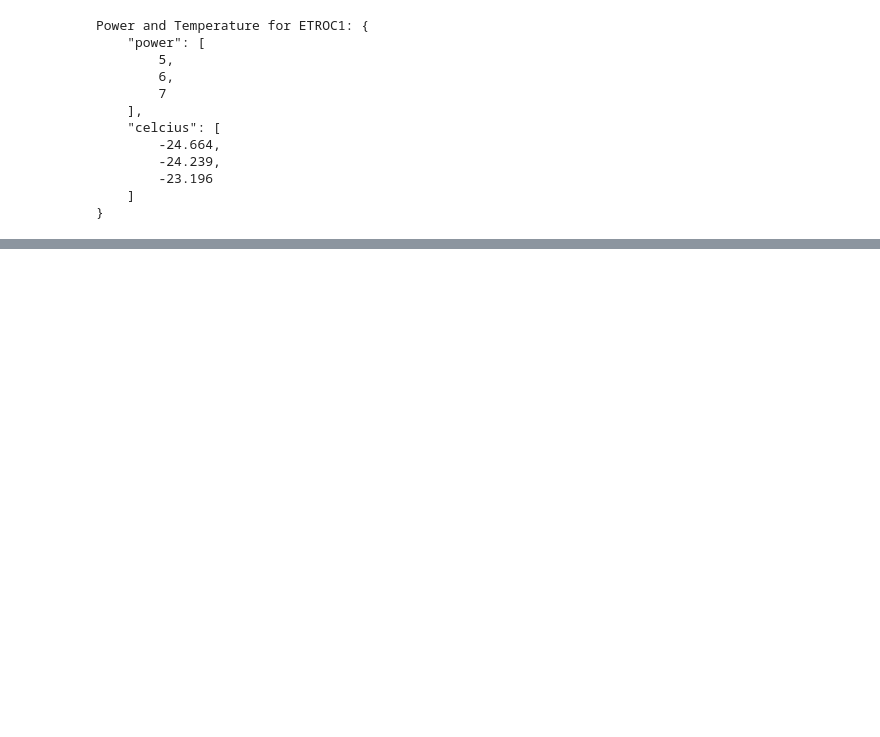
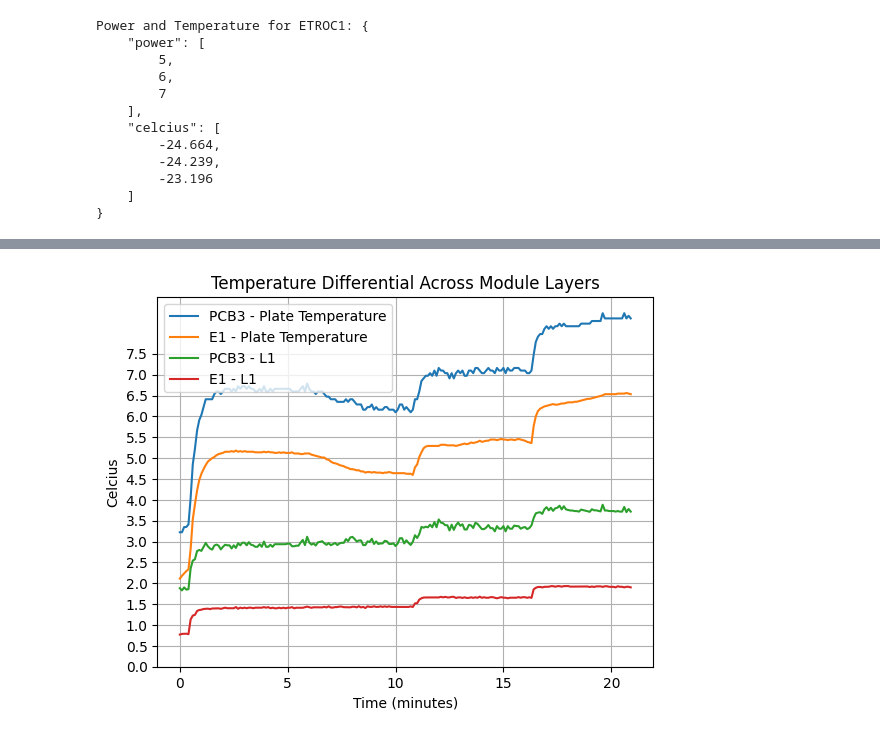
Before and after one commit to bu-etl/module_thermal_mockup, a Jupyter notebook: analysis/TM1_solder_plate.ipynb, the cells around one changed output, grey strips where cells are left out. Cells and saved outputs as stored; diff of their text form; code cells hidden in the pictures; blank space fills up the shorter version.

```diff
--- a/analysis/TM1_solder_plate.ipynb
+++ b/analysis/TM1_solder_plate.ipynb
@@ -249,0 +285,30 @@ print(json.dumps(run_powers, sort_keys=True, indent=4))
+# %%
+with Session(engine) as session:
+    p3_data = get_sensor_data(session, 36, "TM1", "P3")
+
+    etroc, lgad = "E1", "L1"
+    E_data = get_sensor_data(session, 36, "TM1", etroc)
+    L_data = get_sensor_data(session, 36, "TM1", lgad)
+
+    times = np.array(elapsed_time([t.timestamp for t in E_data]))
+    dEL_C = np.array([e.celcius - l.celcius for e, l in zip(E_data, L_data)])
+    dPL_C = np.array([p.celcius - l.celcius for p, l in zip(p3_data, L_data)])
+
+
+    dPP = np.array([d.celcius for d in p3_data]) + 29.61
+    dEP = np.array([d.celcius for d in E_data]) + 29.61
+
+    time_end = 21
+    plt.plot(times[times<time_end], dPP[times<time_end], label="PCB3 - Plate Temperature")
+    plt.plot(times[times<time_end], dEP[times<time_end], label="E1 - Plate Temperature")
+    plt.plot(times[times<time_end], dPL_C[times<time_end], label="PCB3 - L1")
+    plt.plot(times[times<time_end], dEL_C[times<time_end],label="E1 - L1")
+
+plt.yticks(np.arange(0, 8, 0.5))
+plt.legend()
+plt.title("Temperature Differential Across Module Layers")
+plt.ylabel("Celcius")
+plt.xlabel("Time (minutes)")
+plt.grid()
+# %% [output]
+[figure, added]
```
Also changed, not shown: parts of 3 cells of this notebook.
